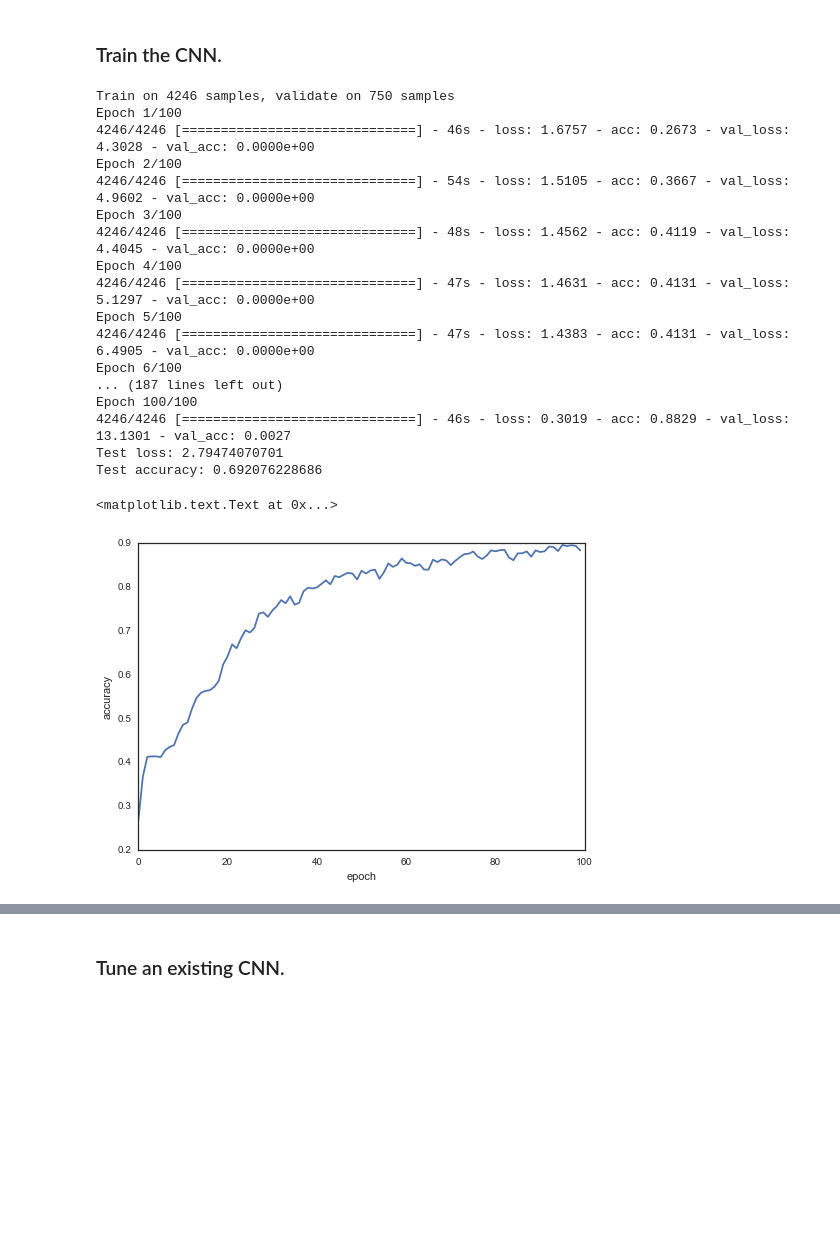
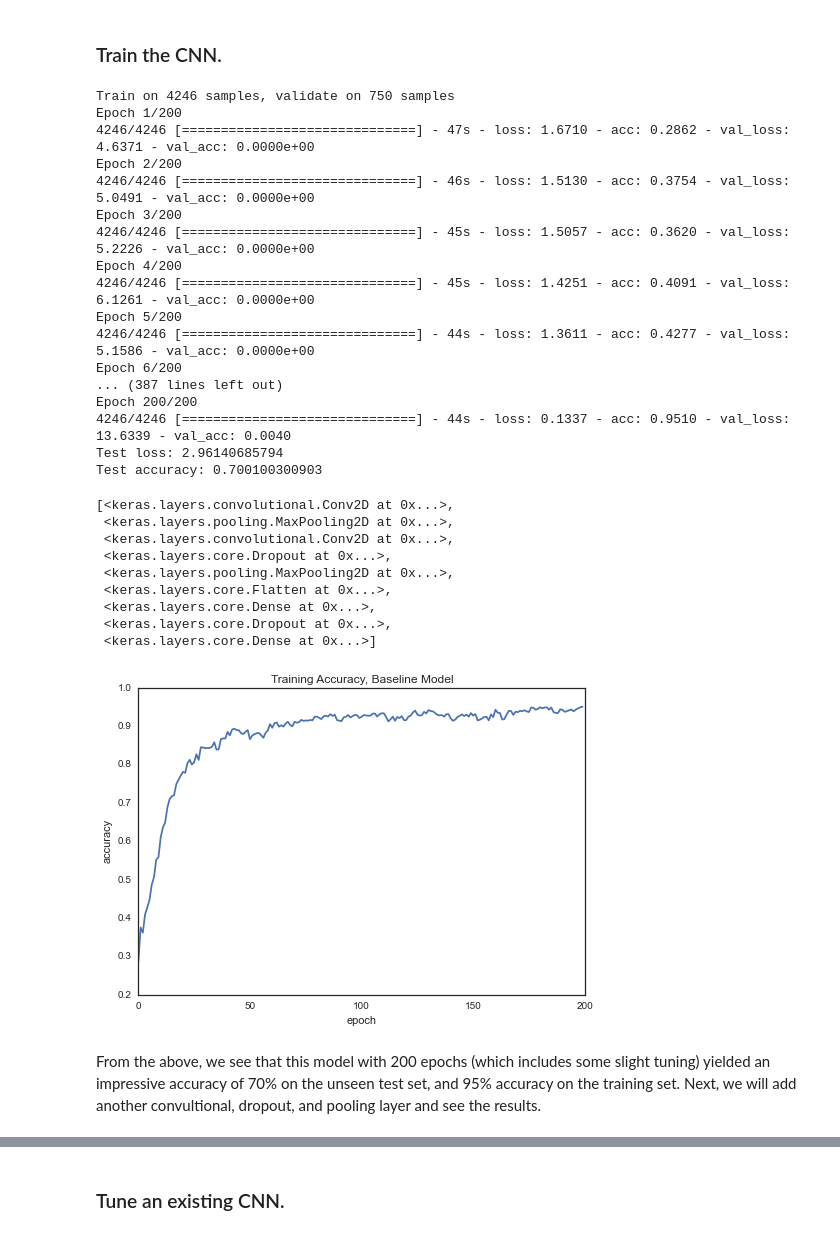
Before and after one commit to TedHeuer/CS109bFinalProject, a Jupyter notebook: Milestone4.ipynb, the cells around one changed output, grey strips where cells are left out. Cells and saved outputs as stored; diff of their text form; code cells hidden in the pictures; blank space fills up the shorter version.

Commit message:
Added additional layer trio, some cleanup

```diff
--- a/Milestone4.ipynb
+++ b/Milestone4.ipynb
@@ -197,7 +197,7 @@ eval_metric = 'accuracy'
 # smaller batch size means noisier gradient, but more updates per epoch
 batch_size = 256
 # number of iterations over the complete training data
-epochs = 100
+epochs = 200
 # %%
 # create an empty network model
 model = Sequential()
@@ -262,31 +262,45 @@ print('Test loss:', score[0])
 print('Test accuracy:', score[1])
 # %% [output]
 Train on 4246 samples, validate on 750 samples
-Epoch 1/100
-4246/4246 [==============================] - 46s - loss: 1.6757 - acc: 0.2673 - val_loss: 4.3028 - val_acc: 0.0000e+00
-Epoch 2/100
-4246/4246 [==============================] - 54s - loss: 1.5105 - acc: 0.3667 - val_loss: 4.9602 - val_acc: 0.0000e+00
-Epoch 3/100
-4246/4246 [==============================] - 48s - loss: 1.4562 - acc: 0.4119 - val_loss: 4.4045 - val_acc: 0.0000e+00
-Epoch 4/100
-4246/4246 [==============================] - 47s - loss: 1.4631 - acc: 0.4131 - val_loss: 5.1297 - val_acc: 0.0000e+00
-Epoch 5/100
-4246/4246 [==============================] - 47s - loss: 1.4383 - acc: 0.4131 - val_loss: 6.4905 - val_acc: 0.0000e+00
-Epoch 6/100
-... (187 lines left out)
-Epoch 100/100
-4246/4246 [==============================] - 46s - loss: 0.3019 - acc: 0.8829 - val_loss: 13.1301 - val_acc: 0.0027
-Test loss: 2.79474070701
-Test accuracy: 0.692076228686
+Epoch 1/200
+4246/4246 [==============================] - 47s - loss: 1.6710 - acc: 0.2862 - val_loss: 4.6371 - val_acc: 0.0000e+00
+Epoch 2/200
+4246/4246 [==============================] - 46s - loss: 1.5130 - acc: 0.3754 - val_loss: 5.0491 - val_acc: 0.0000e+00
+Epoch 3/200
+4246/4246 [==============================] - 45s - loss: 1.5057 - acc: 0.3620 - val_loss: 5.2226 - val_acc: 0.0000e+00
+Epoch 4/200
+4246/4246 [==============================] - 45s - loss: 1.4251 - acc: 0.4091 - val_loss: 6.1261 - val_acc: 0.0000e+00
+Epoch 5/200
+4246/4246 [==============================] - 44s - loss: 1.3611 - acc: 0.4277 - val_loss: 5.1586 - val_acc: 0.0000e+00
+Epoch 6/200
+... (387 lines left out)
+Epoch 200/200
+4246/4246 [==============================] - 44s - loss: 0.1337 - acc: 0.9510 - val_loss: 13.6339 - val_acc: 0.0040
+Test loss: 2.96140685794
+Test accuracy: 0.700100300903
 # %%
 model.save_weights('tuned_weights.h5')
+# %%
+model.layers
+# %% [output]
+[<keras.layers.convolutional.Conv2D at 0x...>,
+ <keras.layers.pooling.MaxPooling2D at 0x...>,
+ <keras.layers.convolutional.Conv2D at 0x...>,
+ <keras.layers.core.Dropout at 0x...>,
+ <keras.layers.pooling.MaxPooling2D at 0x...>,
+ <keras.layers.core.Flatten at 0x...>,
+ <keras.layers.core.Dense at 0x...>,
+ <keras.layers.core.Dropout at 0x...>,
+ <keras.layers.core.Dense at 0x...>]
 # %%
 # here is a visualization of the training process
 # typically we gain a lot in the beginning and then
 # training slows down
 plt.plot(history.history['acc'])
 plt.xlabel("epoch")
 plt.ylabel("accuracy")
+plt.title("Training Accuracy, Baseline Model");
 # %% [output]
-<matplotlib.text.Text at 0x...>
-[figure, old version]
+[figure, new version]
+# %% [markdown]
+From the above, we see that this model with 200 epochs (which includes some slight tuning) yielded an impressive accuracy of 70% on the unseen test set, and 95% accuracy on the training set.  Next, we will add another convultional, dropout, and pooling layer and see the results.
```
Also changed, not shown: parts of 11 cells of this notebook.
